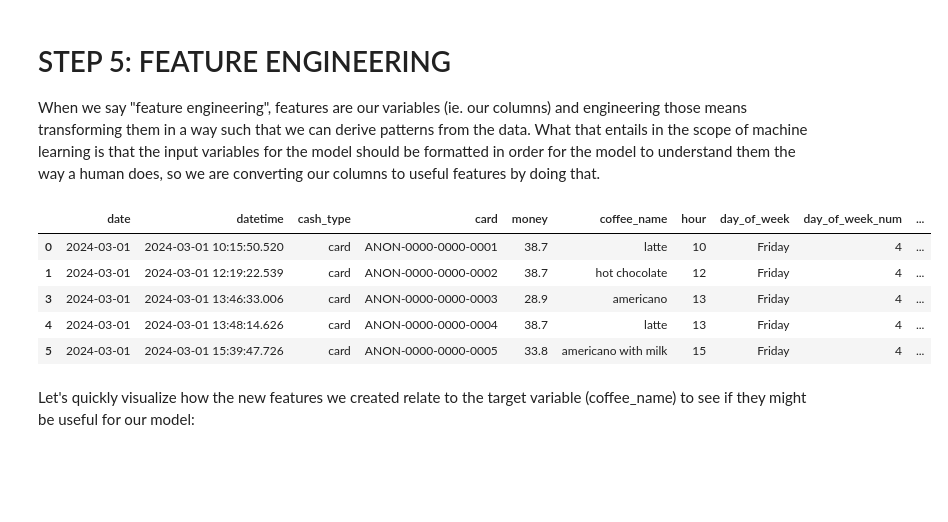
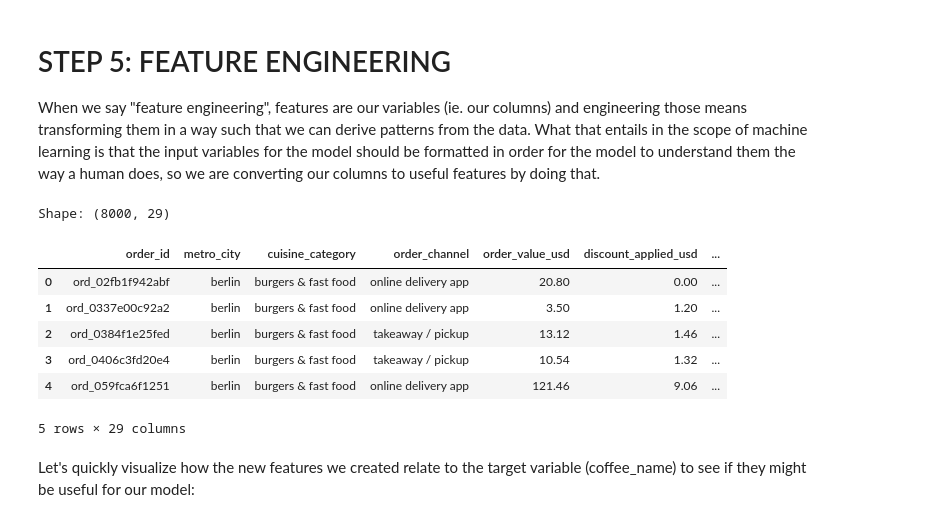
Before and after one commit to jaekyungkang/tcg-ml-primer, a Jupyter notebook: TCG_ML_PRIMER.ipynb, the cells around one changed output. Saved outputs shown, nothing was run; the diff lists cells and outputs as text; code cells hidden in the pictures; blank space fills up the shorter version.

```diff
--- a/TCG_ML_PRIMER.ipynb
+++ b/TCG_ML_PRIMER.ipynb
@@ -576,40 +576,52 @@ When we say "feature engineering", features are our variables (ie. our columns)
 # %%
 model_df = cleaned_df.copy()
 
-model_df["hour"] = model_df["datetime"].dt.hour
-model_df["day_of_week"] = model_df["datetime"].dt.day_name()
-model_df["day_of_week_num"] = model_df["datetime"].dt.dayofweek
-model_df["month"] = model_df["datetime"].dt.month
-model_df["day_of_month"] = model_df["datetime"].dt.day
-model_df["is_weekend"] = (model_df["datetime"].dt.dayofweek >= 5).astype(int)
+# calculate discount as a proportion of order value
+model_df["discount_rate"] = (
+    model_df["discount_applied_usd"] /
+    model_df["order_value_usd"]
+)
 
-def get_time_of_day(hour):
-    if 5 <= hour < 12:
-        return "morning"
-    elif 12 <= hour < 17:
-        return "afternoon"
-    elif 17 <= hour < 21:
-        return "evening"
-    else:
-        return "night"
+model_df[[
+    "order_value_usd",
+    "discount_applied_usd",
+    "discount_rate"
+]].head()
 
-model_df["time_of_day"] = model_df["hour"].apply(get_time_of_day)
+# categorize delivery distances
+model_df["distance_category"] = pd.cut(
+    model_df["delivery_distance_km"],
+    bins=[-0.01, 0, 2, 5, float("inf")],
+    labels=["zero_distance", "short", "medium", "long"]
+)
 
-# cyclical time features: helps model understand that 23:00 and 0:00 are close
-model_df["hour_sin"] = np.sin(2 * np.pi * model_df["hour"] / 24)
-model_df["hour_cos"] = np.cos(2 * np.pi * model_df["hour"] / 24)
+model_df[[
+    "delivery_distance_km",
+    "distance_category"
+]].head()
 
-model_df["month_sin"] = np.sin(2 * np.pi * model_df["month"] / 12)
-model_df["month_cos"] = np.cos(2 * np.pi * model_df["month"] / 12)
+# log-transform order values
+model_df["log_order_value"] = np.log1p(
+    model_df["order_value_usd"]
+)
 
+model_df[[
+    "order_value_usd",
+    "log_order_value"
+]].head()
+
+
+print("Shape:", model_df.shape)
 model_df.head()
 # %% [output]
+Shape: (8000, 29)
-|  | date | datetime | cash_type | card | money | coffee_name | hour | day_of_week | day_of_week_num | ... |
-| 0 | 2024-03-01 | 2024-03-01 10:15:50.520 | card | ANON-0000-0000-0001 | 38.7 | latte | 10 | Friday | 4 | ... |
-| 1 | 2024-03-01 | 2024-03-01 12:19:22.539 | card | ANON-0000-0000-0002 | 38.7 | hot chocolate | 12 | Friday | 4 | ... |
-| 3 | 2024-03-01 | 2024-03-01 13:46:33.006 | card | ANON-0000-0000-0003 | 28.9 | americano | 13 | Friday | 4 | ... |
-| 4 | 2024-03-01 | 2024-03-01 13:48:14.626 | card | ANON-0000-0000-0004 | 38.7 | latte | 13 | Friday | 4 | ... |
-| 5 | 2024-03-01 | 2024-03-01 15:39:47.726 | card | ANON-0000-0000-0005 | 33.8 | americano with milk | 15 | Friday | 4 | ... |
+|  | order_id | metro_city | cuisine_category | order_channel | order_value_usd | discount_applied_usd | ... |
+| 0 | ord_02fb1f942abf | berlin | burgers & fast food | online delivery app | 20.80 | 0.00 | ... |
+| 1 | ord_0337e00c92a2 | berlin | burgers & fast food | online delivery app | 3.50 | 1.20 | ... |
+| 2 | ord_0384f1e25fed | berlin | burgers & fast food | takeaway / pickup | 13.12 | 1.46 | ... |
+| 3 | ord_0406c3fd20e4 | berlin | burgers & fast food | takeaway / pickup | 10.54 | 1.32 | ... |
+| 4 | ord_059fca6f1251 | berlin | burgers & fast food | online delivery app | 121.46 | 9.06 | ... |
+5 rows × 29 columns
 # %% [markdown]
 Let's quickly visualize how the new features we created relate to the target variable (coffee_name) to see if they might be useful for our model:
 # %%
```
Also changed, not shown: parts of 4 cells of this notebook.
